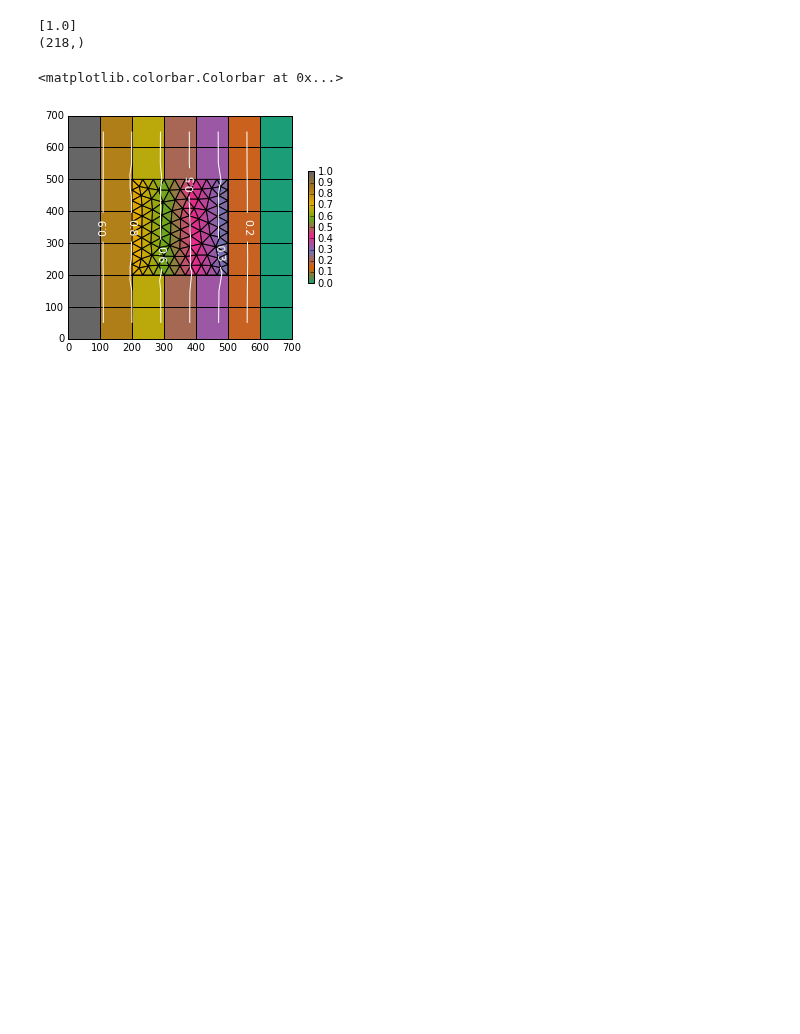
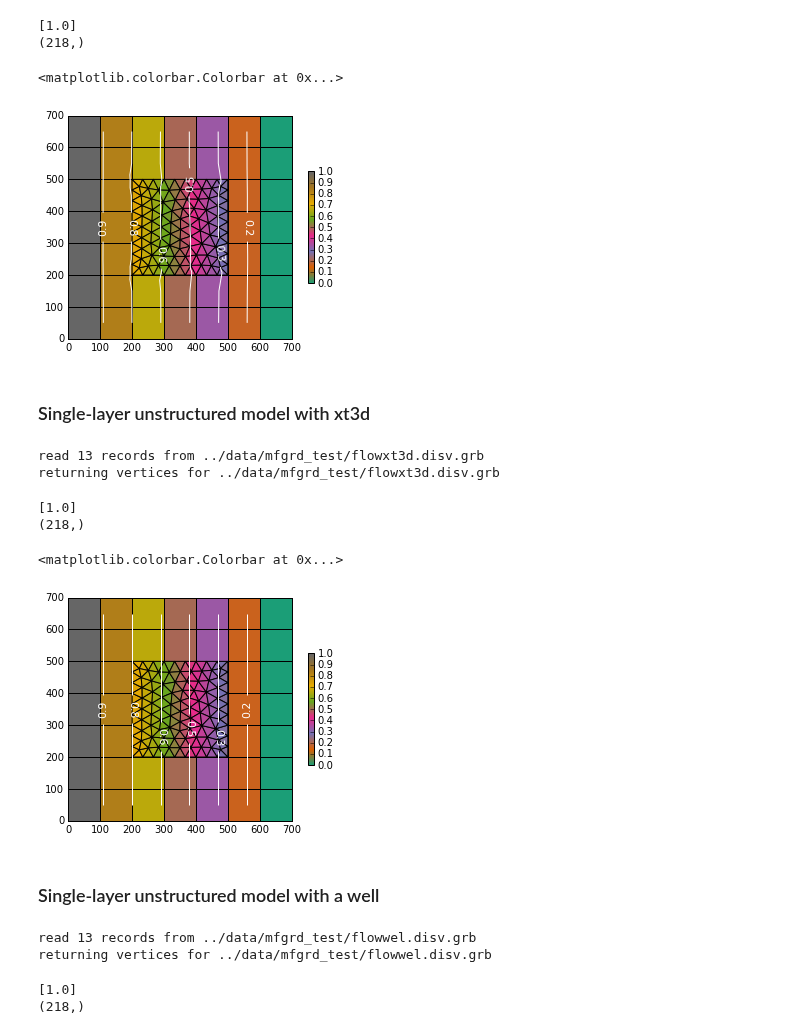
Before and after one commit to modflowpy/flopy, a Jupyter notebook: examples/Notebooks/flopy3_ReadGrdFile.ipynb, the cells around one changed output. Drawn from its saved outputs; the diff is of its cells as text; code cells hidden in the pictures; blank space fills up the shorter version.

```diff
--- a/examples/Notebooks/flopy3_ReadGrdFile.ipynb
+++ b/examples/Notebooks/flopy3_ReadGrdFile.ipynb
@@ -138,3 +138,55 @@ plt.colorbar(v, shrink=0.5)
 # %% [output]
 <matplotlib.colorbar.Colorbar at 0x...>
 [figure]
+# %% [markdown]
+### Single-layer unstructured model with xt3d
+# %%
+fn = os.path.join(workspace, 'flowxt3d.disv.grb')
+grd = flopy.utils.MfGrdFile(fn, verbose=True)
+iverts, verts = grd.get_verts()
+vertc = grd.get_centroids()
+# %% [output]
+read 13 records from ../data/mfgrd_test/flowxt3d.disv.grb
+returning vertices for ../data/mfgrd_test/flowxt3d.disv.grb
+# %%
+fn = os.path.join(workspace, 'flowxt3d.hds.cmp')
+ho = flopy.utils.HeadFile(fn, precision='double')
+times = ho.get_times()
+print(times)
+h = ho.get_data(totim=times[-1]).reshape(218)
+print(h.shape)
+# %% [output]
+[1.0]
+(218,)
+# %%
+mm = flopy.plot.ModelMap()
+ax = plt.gca()
+ax.set_xlim(0,700)
+ax.set_ylim(0,700)
+v = mm.plot_cvfd(verts, iverts, edgecolor='black', a=h)
+cs = mm.contour_array_cvfd(vertc, h, colors='white')
+plt.clabel(cs, fmt='%.1f', colors='white', fontsize=11)
+plt.colorbar(v, shrink=0.5)
+# %% [output]
+<matplotlib.colorbar.Colorbar at 0x...>
+[figure, added]
+# %% [markdown]
+### Single-layer unstructured model with a well
+# %%
+fn = os.path.join(workspace, 'flowwel.disv.grb')
+grd = flopy.utils.MfGrdFile(fn, verbose=True)
+iverts, verts = grd.get_verts()
+vertc = grd.get_centroids()
+# %% [output]
+read 13 records from ../data/mfgrd_test/flowwel.disv.grb
+returning vertices for ../data/mfgrd_test/flowwel.disv.grb
+# %%
+fn = os.path.join(workspace, 'flowwel.hds.cmp')
+ho = flopy.utils.HeadFile(fn, precision='double')
+times = ho.get_times()
+print(times)
+h = ho.get_data(totim=times[-1]).reshape(218)
+print(h.shape)
+# %% [output]
+[1.0]
+(218,)
```
Also changed, not shown: parts of 15 cells of this notebook, 10 other files.
